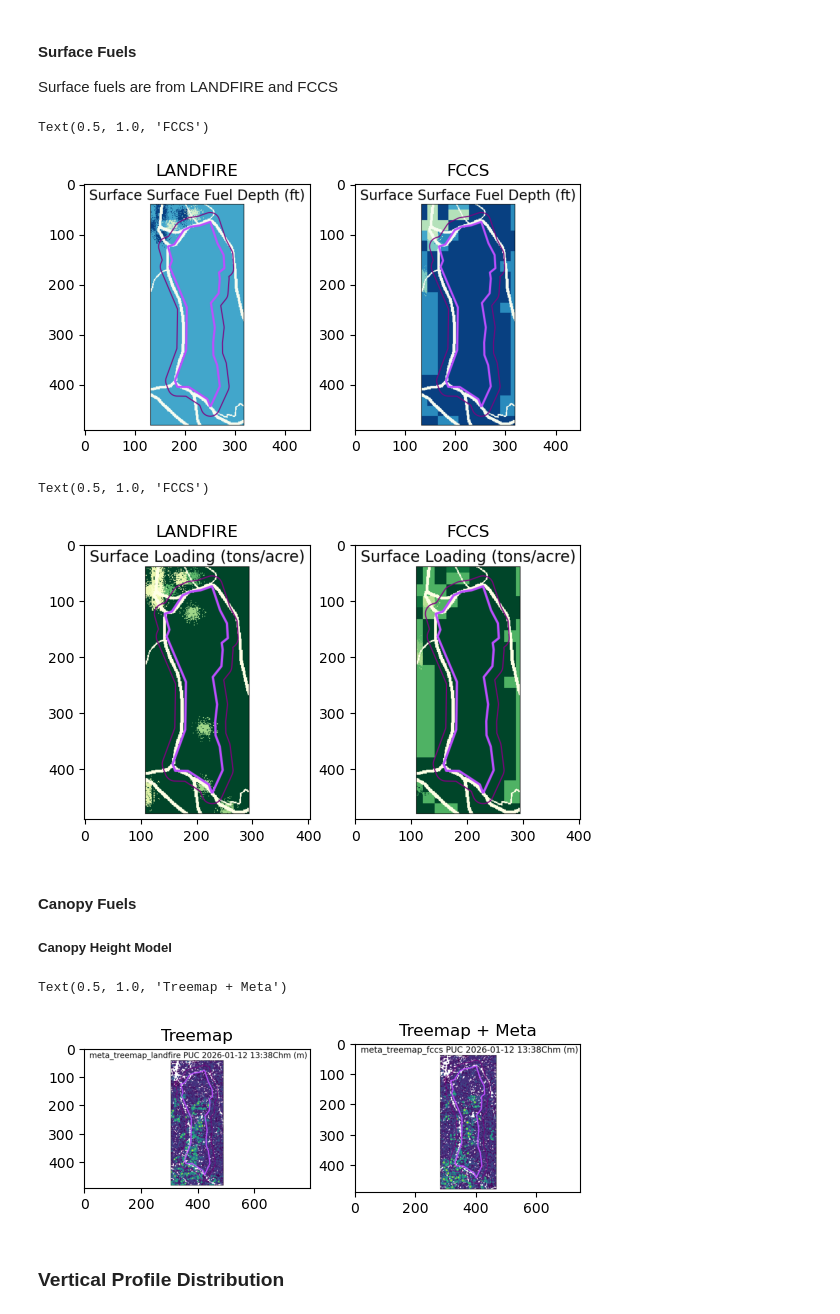
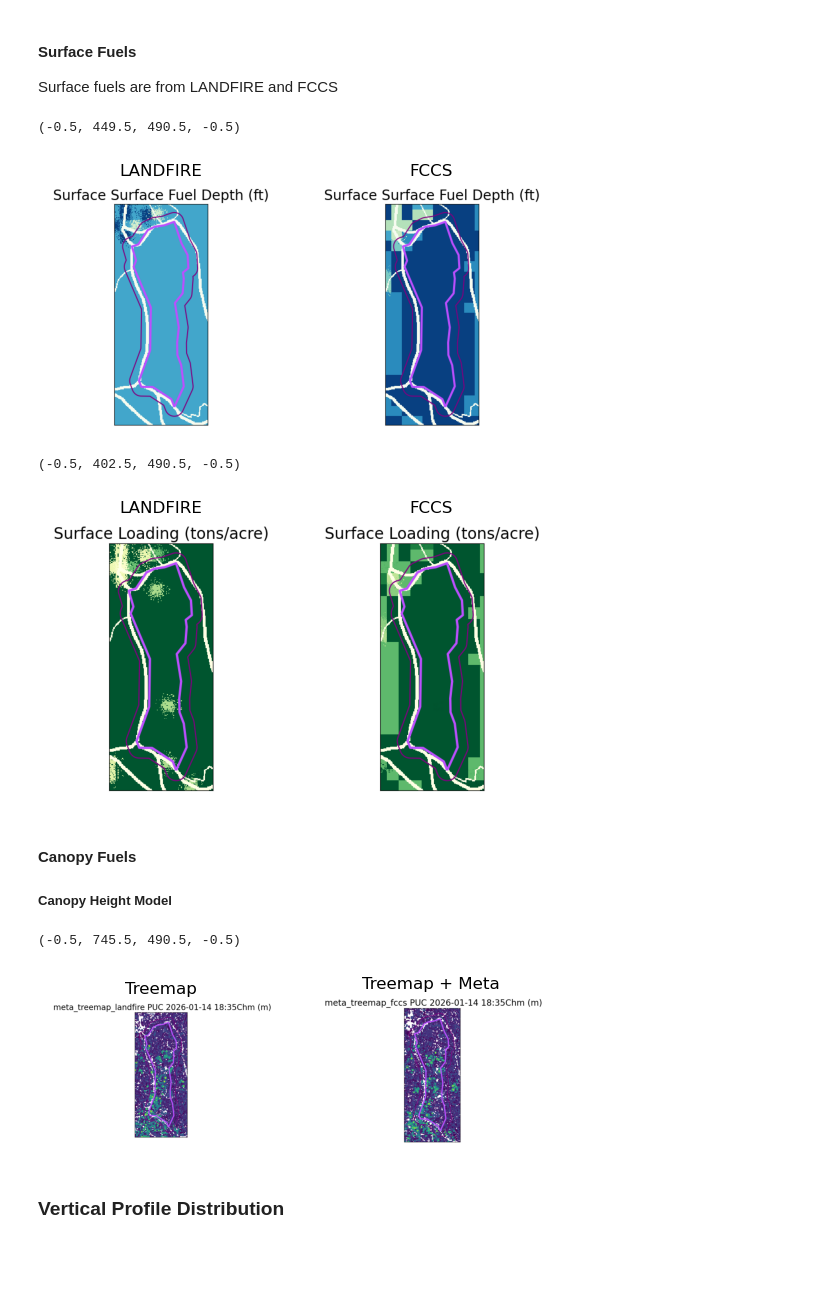
Before and after one commit to BurnPro3D/agu_2025, a Jupyter notebook: workflow_PUC.ipynb, the cells around one changed output. Saved outputs shown, nothing was run; the diff lists cells and outputs as text; code cells hidden in the pictures; blank space fills up the shorter version.

```diff
--- a/workflow_PUC.ipynb
+++ b/workflow_PUC.ipynb
@@ -848,11 +714,13 @@ img_B = np.array(image_b)
 fig, ax = plt.subplots(1,2)
 ax[0].imshow(img_A)
 ax[0].set_title('LANDFIRE')
+ax[0].axis('off')
 ax[1].imshow(img_B)
 ax[1].set_title('FCCS')
+ax[1].axis('off')
 # %% [output]
-Text(0.5, 1.0, 'FCCS')
+(-0.5, 449.5, 490.5, -0.5)
-[figure, old version]
+[figure, new version]
 # %%
 response_a = requests.get(lf_fuelloading[0])
 response_b = requests.get(fccs_fuelloading[0])
@@ -866,11 +734,13 @@ img_B = np.array(image_b)
 fig, ax = plt.subplots(1,2)
 ax[0].imshow(img_A)
 ax[0].set_title('LANDFIRE')
+ax[0].axis('off')
 ax[1].imshow(img_B)
 ax[1].set_title('FCCS')
+ax[1].axis('off')
 # %% [output]
-Text(0.5, 1.0, 'FCCS')
+(-0.5, 402.5, 490.5, -0.5)
-[figure, old version]
+[figure, new version]
 # %% [markdown]
 #### Canopy Fuels
 ##### Canopy Height Model
@@ -909,21 +779,24 @@ treemap_meta_chm.sort()
 # %%
 response_a = requests.get(treemap_chm[0])
 response_b = requests.get(treemap_meta_chm[0])
 
 image_a = Image.open(BytesIO(response_a.content))
 image_b = Image.open(BytesIO(response_b.content))
 
 img_A = np.array(image_a)
 img_B = np.array(image_b)
 
 fig, ax = plt.subplots(1,2)
 ax[0].imshow(img_A)
 ax[0].set_title('Treemap')
+ax[0].axis('off')
+
 ax[1].imshow(img_B)
 ax[1].set_title('Treemap + Meta')
+ax[1].axis('off')
 # %% [output]
-Text(0.5, 1.0, 'Treemap + Meta')
+(-0.5, 745.5, 490.5, -0.5)
-[figure, old version]
+[figure, new version]
 # %% [markdown]
 ### Vertical Profile Distribution
 # %%
```
Also changed, not shown: parts of 54 cells of this notebook.
